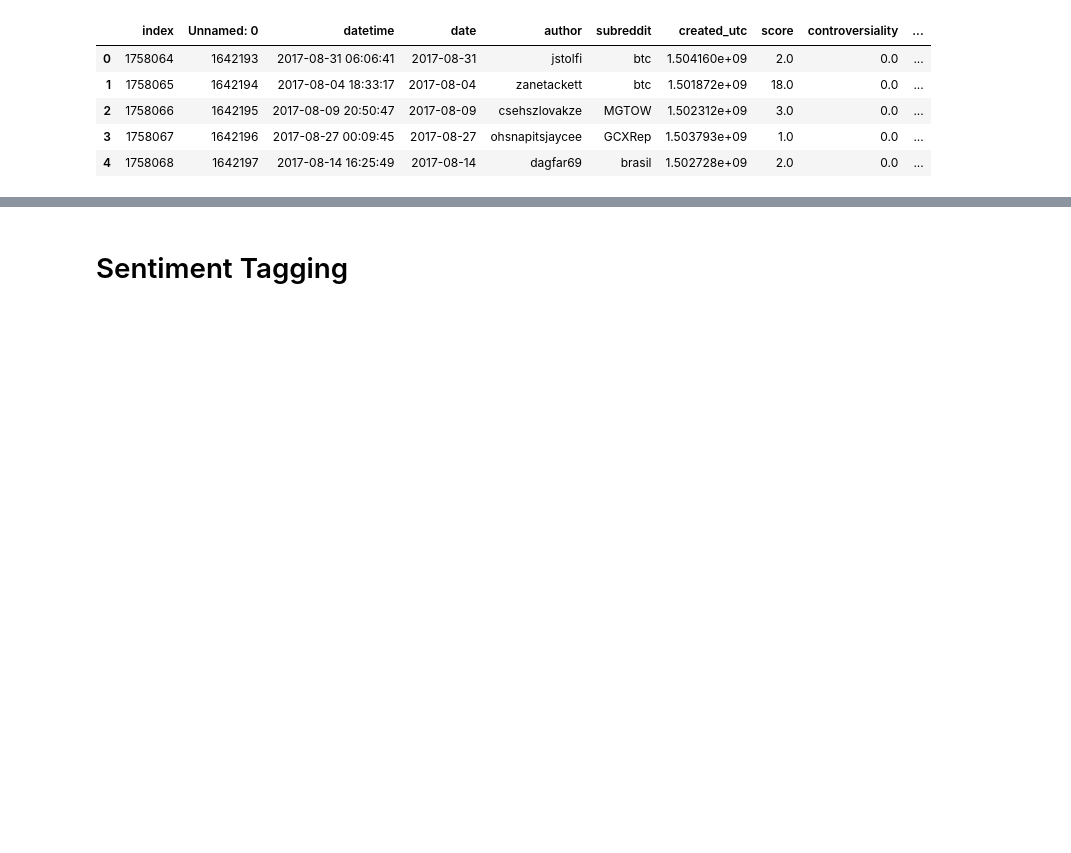
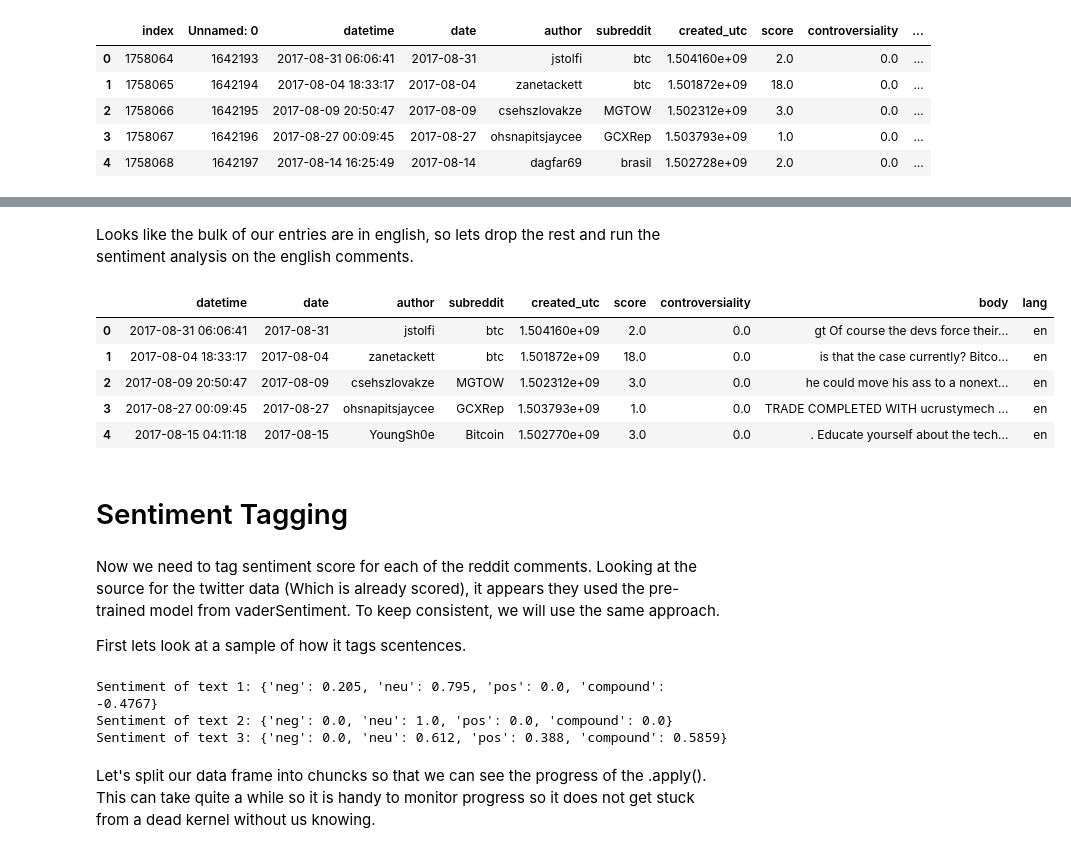
Before and after one commit to chris-messer/bitcoin-sentiment-price-analysis, a Jupyter notebook: Code/Sentiment Analysis.ipynb, the cells around one changed output, grey strips where cells are left out. Saved outputs shown, nothing was run; the diff lists cells and outputs as text; code cells hidden in the pictures; blank space fills up the shorter version.

```diff
--- a/Code/Sentiment Analysis.ipynb
+++ b/Code/Sentiment Analysis.ipynb
@@ -200,0 +173,4 @@ bitcoin_data_lang.loc[bitcoin_data_lang['lang'] != 'en']
+# %%
+# above cell took several hours to run, so storing it locally for development purposes,
+# and commenting out above cell so it does not continue to run.
+bitcoin_data = pd.read_csv('../Data/reddit_with_lang.csv', lineterminator='\n')
@@ -201,4 +191,16 @@ bitcoin_data_lang.loc[bitcoin_data_lang['lang'] != 'en']
+# %% [markdown]
+Looks like the bulk of our entries are in english, so lets drop the rest and run the sentiment analysis on the english comments.
 # %%
 bitcoin_data = bitcoin_data.drop(bitcoin_data[bitcoin_data['lang'] != 'en'].index)
+bitcoin_data.reset_index(inplace=True, drop=True)
+bitcoin_data = bitcoin_data.drop(bitcoin_data.loc[:, :'Unnamed: 0'],axis = 1)
+bitcoin_data.head()
+# %% [output]
+|  | datetime | date | author | subreddit | created_utc | score | controversiality | body | lang |
+| 0 | 2017-08-31 06:06:41 | 2017-08-31 | jstolfi | btc | 1.504160e+09 | 2.0 | 0.0 | gt Of course the devs force their... | en |
+| 1 | 2017-08-04 18:33:17 | 2017-08-04 | zanetackett | btc | 1.501872e+09 | 18.0 | 0.0 | is that the case currently? Bitco... | en |
+| 2 | 2017-08-09 20:50:47 | 2017-08-09 | csehszlovakze | MGTOW | 1.502312e+09 | 3.0 | 0.0 | he could move his ass to a nonext... | en |
+| 3 | 2017-08-27 00:09:45 | 2017-08-27 | ohsnapitsjaycee | GCXRep | 1.503793e+09 | 1.0 | 0.0 | TRADE COMPLETED WITH ucrustymech ... | en |
+| 4 | 2017-08-15 04:11:18 | 2017-08-15 | YoungSh0e | Bitcoin | 1.502770e+09 | 3.0 | 0.0 | . Educate yourself about the tech... | en |
 # %% [markdown]
 # Sentiment Tagging
@@ -213,9 +207,20 @@ sentiment_pipeline(data)
+# %% [markdown]
+Now we need to tag sentiment score for each of the reddit comments. Looking at the source for the twitter data (Which is already scored), it appears they used the pre-trained model from vaderSentiment. To keep consistent, we will use the same approach.
+
+First lets look at a sample of how it tags scentences.
 # %%
 from vaderSentiment.vaderSentiment import SentimentIntensityAnalyzer
 sentiment = SentimentIntensityAnalyzer()
-text_1 = "I think it is humorous that miners are considered intelligent people by so many. "
-text_2 =  "The pizza tastes terrible."
+text_1 = "Bitcoin is a terrible investment, I don't know why anyone would buy it."
+text_2 = "Historically, bitcoin has average returns."
+text_3 = "Bitcoin is an amazing advancement in technology."
 sent_1 = sentiment.polarity_scores(text_1)
 sent_2 = sentiment.polarity_scores(text_2)
+sent_3 = sentiment.polarity_scores(text_3)
 print("Sentiment of text 1:", sent_1)
 print("Sentiment of text 2:", sent_2)
+print("Sentiment of text 3:", sent_3)
+# %% [output]
+Sentiment of text 1: {'neg': 0.205, 'neu': 0.795, 'pos': 0.0, 'compound': -0.4767}
+Sentiment of text 2: {'neg': 0.0, 'neu': 1.0, 'pos': 0.0, 'compound': 0.0}
+Sentiment of text 3: {'neg': 0.0, 'neu': 0.612, 'pos': 0.388, 'compound': 0.5859}
@@ -221,0 +237,2 @@ print("Sentiment of text 2:", sent_2)
+# %% [markdown]
+Let's split our data frame into chuncks so that we can see the progress of the .apply(). This can take quite a while so it is handy to monitor progress so it does not get stuck from a dead kernel without us knowing.
```
Also changed, not shown: parts of 20 cells of this notebook, 2 other files.
